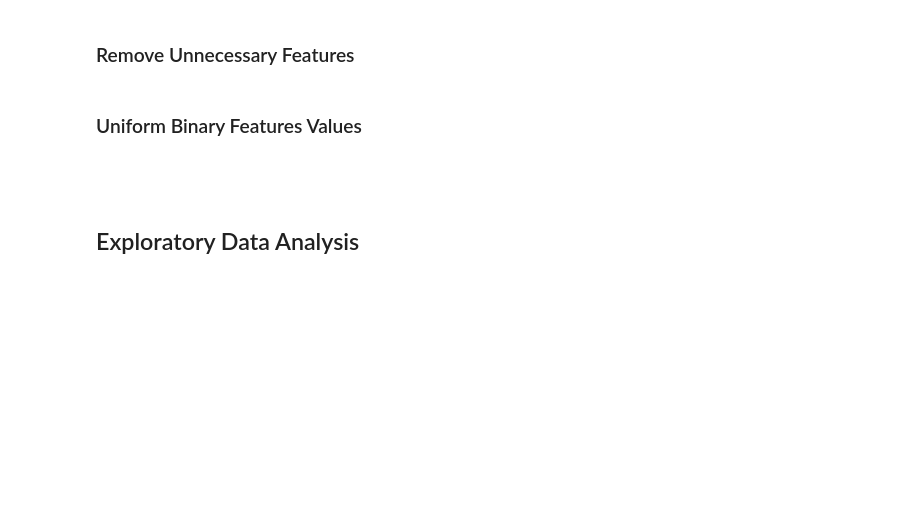
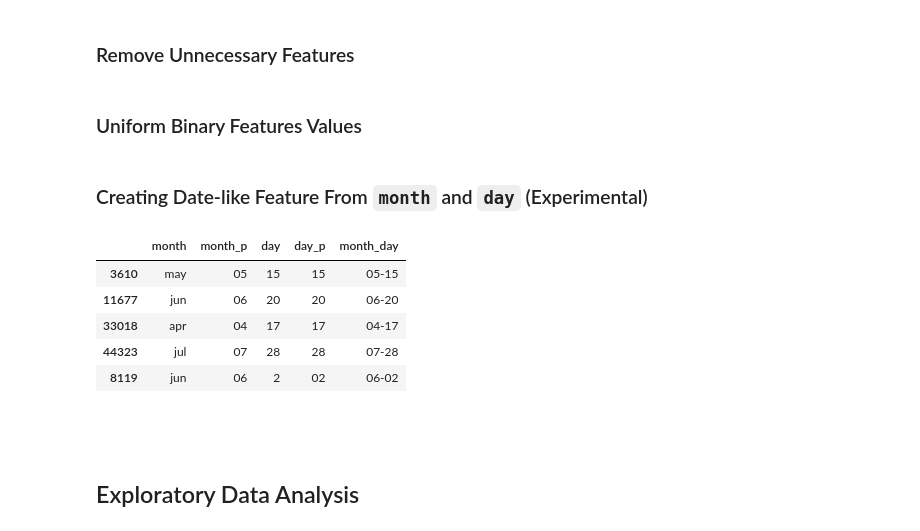
Before and after one commit to dendihandian/data-portfolio, a Jupyter notebook: bank-marketing/bank-marketing.ipynb, the cells around one changed output. Cells and saved outputs as stored; diff of their text form; code cells hidden in the pictures; blank space fills up the shorter version.

Commit message:
experimental feature

```diff
--- a/bank-marketing/bank-marketing.ipynb
+++ b/bank-marketing/bank-marketing.ipynb
@@ -41,6 +41,7 @@ last run:  2021-11-12 12:25:30
 ### Loading Dataset
 # %%
 df = pd.read_csv("bank-marketing.csv")
+odf = df.copy()
 
 # developer-friendly column names and format
 df.columns = [x.lower().replace('-', '_').replace(' ', '_') for x in df.columns.to_list()]
@@ -187,6 +188,24 @@ df['housing'] = df['housing'].apply(lambda housing: housing.title())
 df['loan'] = df['loan'].apply(lambda loan: loan.title())
 df['response'] = df['response'].apply(lambda response: response.title())
 df['month'] = df['month'].apply(lambda month: month.title())
+# %% [markdown]
+### Creating Date-like Feature From `month` and `day` (Experimental)
+# %%
+# TODO: find library to simplify the transform
+month_mapper = {'jan': '01', 'feb': '02', 'mar': '03', 'apr': '04', 'may': '05', 'jun': '06', 'jul':'07', 'aug': '08', 'sep': '09', 'oct': '10', 'nov': '11', 'dec': '12'}
+
+odf['month_p'] = odf['month'].apply(lambda month: month_mapper[month])
+odf['day_p'] = odf['day'].apply(lambda day: str(day) if int(day) > 9 else '0' + str(day))
+odf['month_day'] = odf['month_p'] + '-' + odf['day_p']
+
+odf[['month', 'month_p', 'day', 'day_p', 'month_day']].sample(5, random_state=1)
+# %% [output]
+|  | month | month_p | day | day_p | month_day |
+| 3610 | may | 05 | 15 | 15 | 05-15 |
+| 11677 | jun | 06 | 20 | 20 | 06-20 |
+| 33018 | apr | 04 | 17 | 17 | 04-17 |
+| 44323 | jul | 07 | 28 | 28 | 07-28 |
+| 8119 | jun | 06 | 2 | 02 | 06-02 |
 # %% [markdown]
 ####
 # %% [markdown]
```
Also changed, not shown: parts of 2 cells of this notebook.
